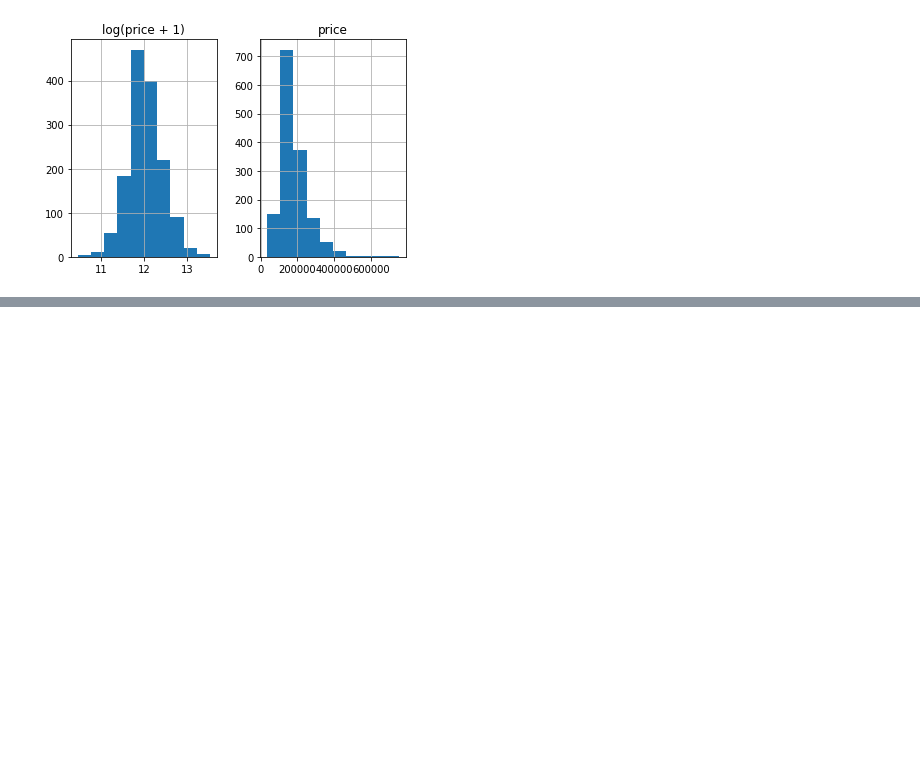
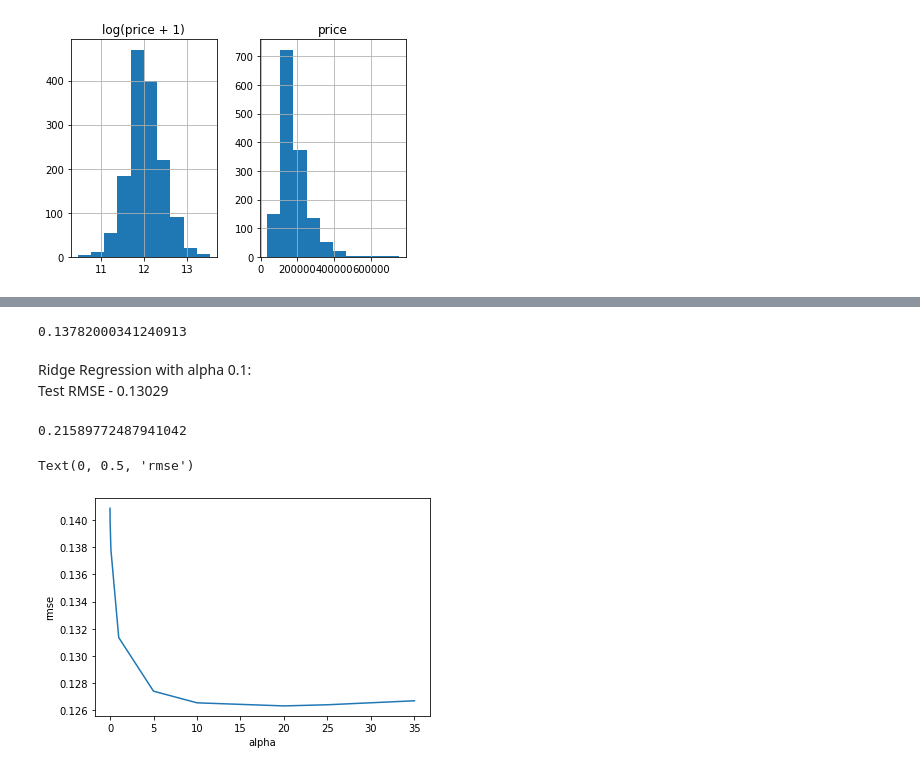
Before and after one commit to aasthagoyal46/HousingPricePrediction, a Jupyter notebook: HousingPrices.ipynb, the cells around one changed output, grey strips where cells are left out. Saved outputs shown, nothing was run; the diff lists cells and outputs as text; code cells hidden in the pictures; blank space fills up the shorter version.

```diff
--- a/HousingPrices.ipynb
+++ b/HousingPrices.ipynb
@@ -76,2 +52,3 @@ all_data[skewed_feats] = np.log1p(all_data[skewed_feats])
 # %%
-all_data = pd.get_dummies(all_data)
+all_data = pd.get_dummies(all_data, dummy_na=True)
+print(all_data.shape)
@@ -91,4 +67,4 @@ from sklearn.model_selection import cross_val_score
 # %%
-def rmse_cv(model):
-    rmse= np.sqrt(-cross_val_score(model, X_train, y, scoring="neg_mean_squared_error", cv = 5))
+def rmse_cv(model, x, y):
+    rmse= np.sqrt(-cross_val_score(model, x, y, scoring="neg_mean_squared_error", cv = 5))
     return(rmse)
@@ -100,0 +71,14 @@ rmse_cv(Ridge(alpha = 1)).mean()
+# %%
+a = 0.1
+model_ridge = Ridge(alpha = a)
+rmse = rmse_cv(model_ridge, X_train, y).mean()
+print(rmse)
+# %% [output]
+0.13782000341240913
+# %%
+model_ridge.fit(X_train, y)
+
+predictions = np.expm1(model_ridge.predict(X_test))
+result = pd.DataFrame({"Id": test["Id"], 'SalePrice':predictions})
+
+result.to_csv('result01.csv', index=False)
@@ -100,0 +87,20 @@ rmse_cv(Ridge(alpha = 1)).mean()
+# %% [markdown]
+Ridge Regression with alpha 0.1: <br>
+Test RMSE - 0.13029
+# %%
+from sklearn.linear_model import Lasso
+
+rmse_cv(Lasso(alpha=0.1), X_train, y).mean()
+# %% [output]
+0.21589772487941042
+# %%
+alphas = [0.001, 0.01, 0.1, 1, 5, 10, 20, 25, 35]
+cv_ridge = [rmse_cv(Ridge(alpha = alpha), X_train, y).mean()
+            for alpha in alphas]
+
+plt.plot(alphas, cv_ridge)
+plt.xlabel("alpha")
+plt.ylabel("rmse")
+# %% [output]
+Text(0, 0.5, 'rmse')
+[figure, added]
```
Also changed, not shown: parts of 30 cells of this notebook.
